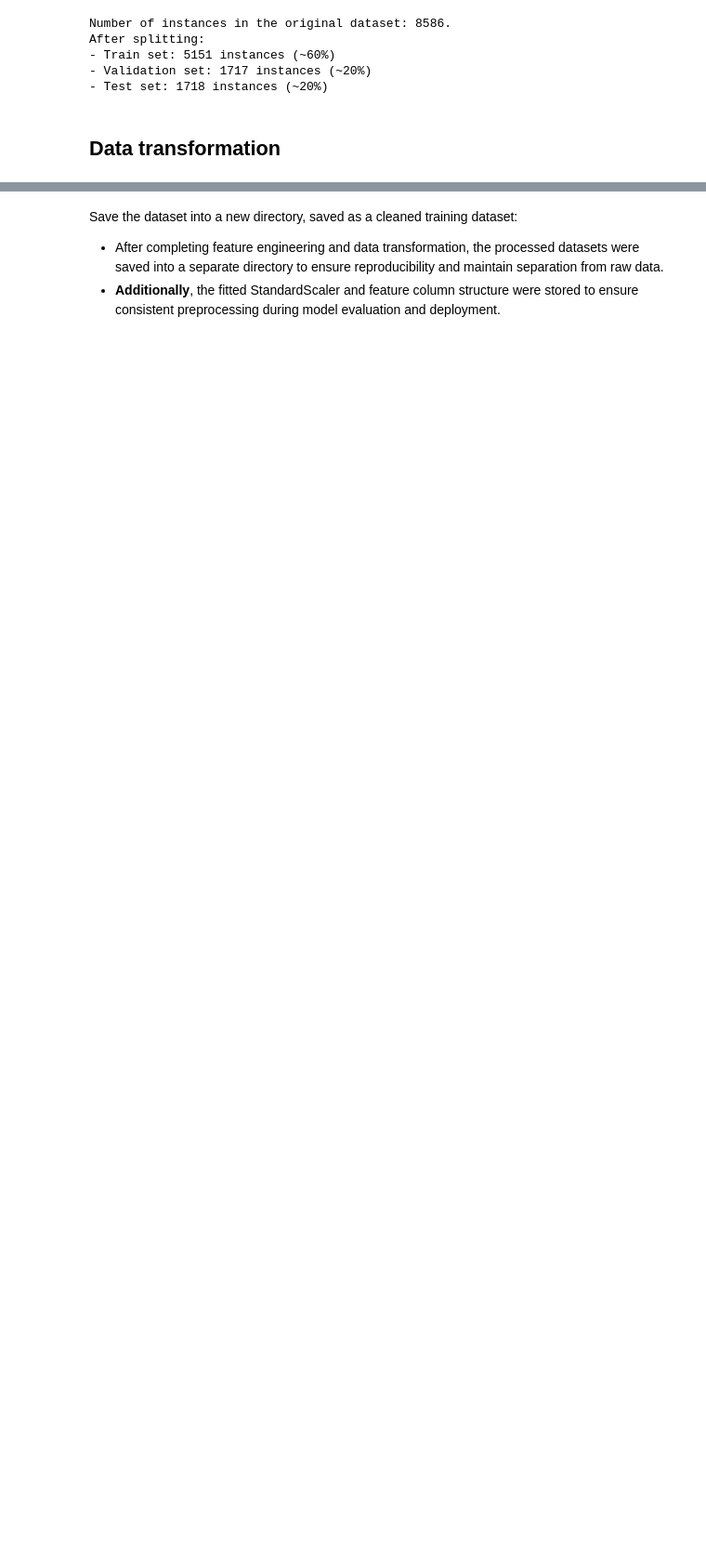
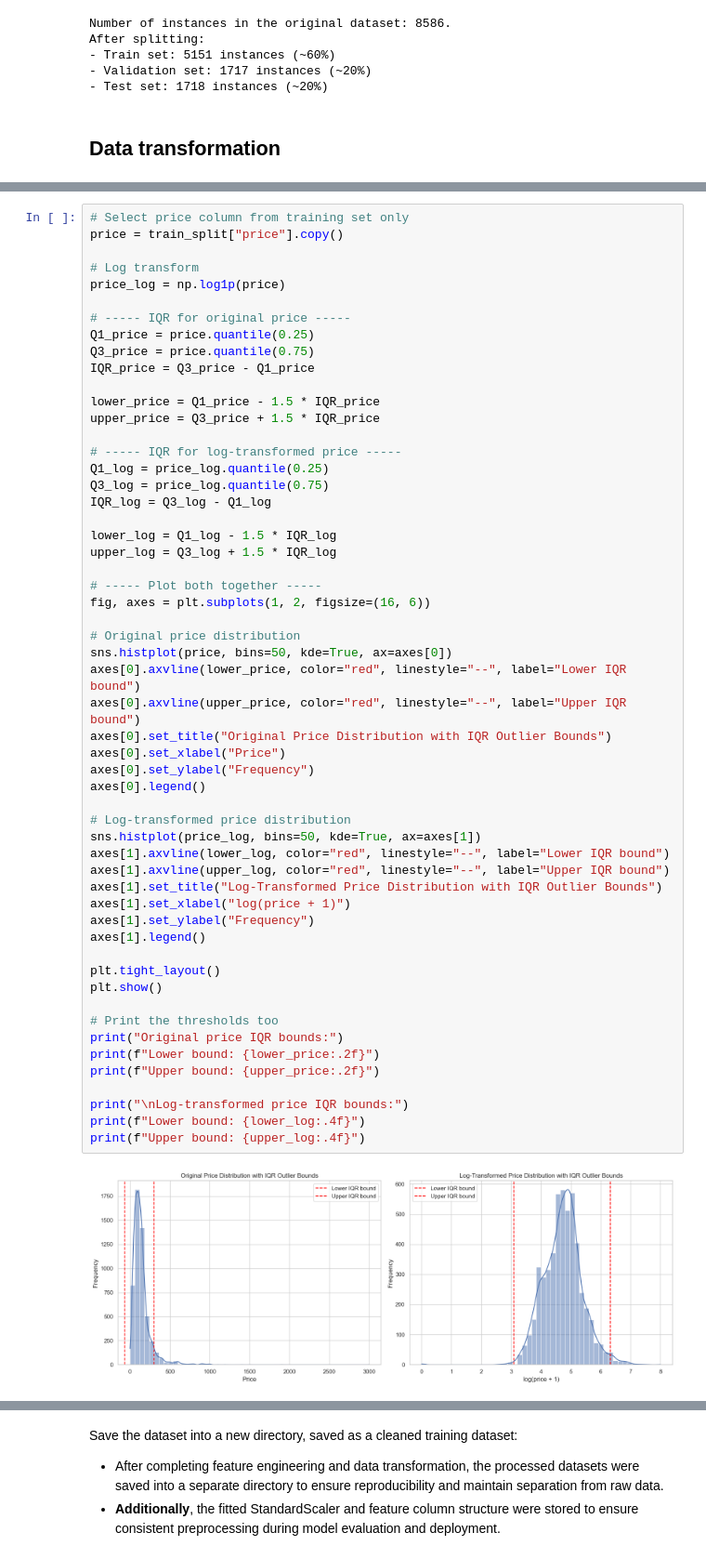
Before and after one commit to LocLe611/melbourne_airbnb-price-listing-predictions, a Jupyter notebook: main.ipynb, the cells around one changed output, grey strips where cells are left out. Shown at 93% size. Drawn from its saved outputs; the diff is of its cells as text; blank space fills up the shorter version.

```diff
--- a/main.ipynb
+++ b/main.ipynb
@@ -554,0 +730,57 @@ Perform **One-Hot Encoding** on city columns:
+# %%
+# Select price column from training set only
+price = train_split["price"].copy()
+
+# Log transform
+price_log = np.log1p(price)
+
+# ----- IQR for original price -----
+Q1_price = price.quantile(0.25)
+Q3_price = price.quantile(0.75)
+IQR_price = Q3_price - Q1_price
+
+lower_price = Q1_price - 1.5 * IQR_price
+upper_price = Q3_price + 1.5 * IQR_price
+
+# ----- IQR for log-transformed price -----
+Q1_log = price_log.quantile(0.25)
+Q3_log = price_log.quantile(0.75)
+IQR_log = Q3_log - Q1_log
+
+lower_log = Q1_log - 1.5 * IQR_log
+upper_log = Q3_log + 1.5 * IQR_log
+
+# ----- Plot both together -----
+fig, axes = plt.subplots(1, 2, figsize=(16, 6))
+
+# Original price distribution
+sns.histplot(price, bins=50, kde=True, ax=axes[0])
+axes[0].axvline(lower_price, color="red", linestyle="--", label="Lower IQR bound")
+axes[0].axvline(upper_price, color="red", linestyle="--", label="Upper IQR bound")
+axes[0].set_title("Original Price Distribution with IQR Outlier Bounds")
+axes[0].set_xlabel("Price")
+axes[0].set_ylabel("Frequency")
+axes[0].legend()
+
+# Log-transformed price distribution
+sns.histplot(price_log, bins=50, kde=True, ax=axes[1])
+axes[1].axvline(lower_log, color="red", linestyle="--", label="Lower IQR bound")
+axes[1].axvline(upper_log, color="red", linestyle="--", label="Upper IQR bound")
+axes[1].set_title("Log-Transformed Price Distribution with IQR Outlier Bounds")
+axes[1].set_xlabel("log(price + 1)")
+axes[1].set_ylabel("Frequency")
+axes[1].legend()
+
+plt.tight_layout()
+plt.show()
+
+# Print the thresholds too
+print("Original price IQR bounds:")
+print(f"Lower bound: {lower_price:.2f}")
+print(f"Upper bound: {upper_price:.2f}")
+
+print("\nLog-transformed price IQR bounds:")
+print(f"Lower bound: {lower_log:.4f}")
+print(f"Upper bound: {upper_log:.4f}")
+# %% [output]
+[figure, added]
```
Also changed, not shown: parts of 53 cells of this notebook, 4 other files.
